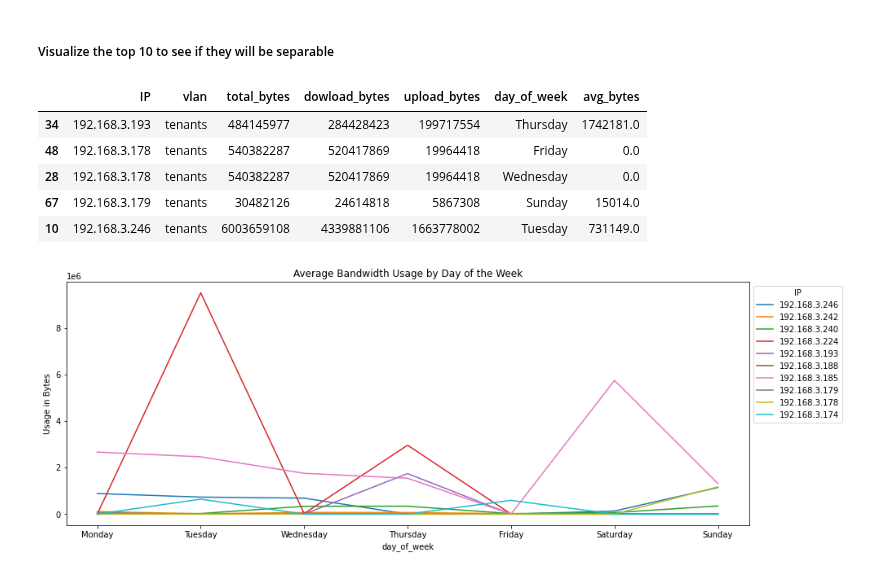
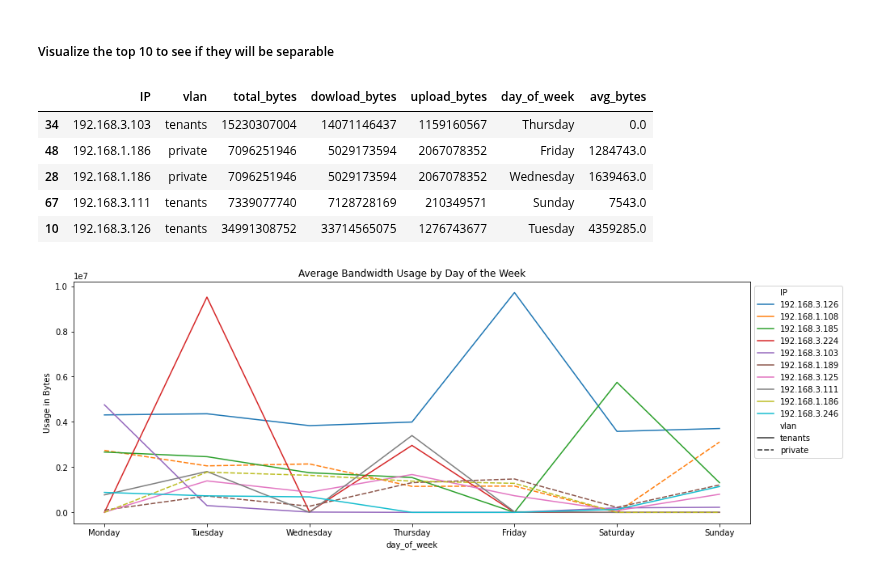
Before and after one commit to JohnnyFoulds/dsm010-2021-oct, a Jupyter notebook: coursework_02/cw02.ipynb, the cells around one changed output. Cells and saved outputs as stored; diff of their text form; code cells hidden in the pictures.

Commit message:
Change plot to top 10

```diff
--- a/coursework_02/cw02.ipynb
+++ b/coursework_02/cw02.ipynb
@@ -896,7 +896,10 @@ df_users.head()
 ##### Visualize the top 10 to see if they will be separable
 # %%
 # create a dataframe suitable for creating the plot
-df_day_plot = df_users.rename(columns=lambda x: x.replace('_avg_bytes', '')).head(10)
+df_day_plot = df_users \
+    .rename(columns=lambda x: x.replace('_avg_bytes', '')) \
+    .sort_values('total_bytes', ascending=False) \
+    .head(10)
 
 df_day_plot = df_day_plot.melt(
     id_vars=list(df_users.columns)[:-7],
@@ -906,27 +909,28 @@ df_day_plot = df_day_plot.melt(
 df_day_plot.sample(n=5, random_state=5)
 # %% [output]
 |  | IP | vlan | total_bytes | dowload_bytes | upload_bytes | day_of_week | avg_bytes |
-| 34 | 192.168.3.193 | tenants | 484145977 | 284428423 | 199717554 | Thursday | 1742181.0 |
-| 48 | 192.168.3.178 | tenants | 540382287 | 520417869 | 19964418 | Friday | 0.0 |
-| 28 | 192.168.3.178 | tenants | 540382287 | 520417869 | 19964418 | Wednesday | 0.0 |
-| 67 | 192.168.3.179 | tenants | 30482126 | 24614818 | 5867308 | Sunday | 15014.0 |
-| 10 | 192.168.3.246 | tenants | 6003659108 | 4339881106 | 1663778002 | Tuesday | 731149.0 |
+| 34 | 192.168.3.103 | tenants | 15230307004 | 14071146437 | 1159160567 | Thursday | 0.0 |
+| 48 | 192.168.1.186 | private | 7096251946 | 5029173594 | 2067078352 | Friday | 1284743.0 |
+| 28 | 192.168.1.186 | private | 7096251946 | 5029173594 | 2067078352 | Wednesday | 1639463.0 |
+| 67 | 192.168.3.111 | tenants | 7339077740 | 7128728169 | 210349571 | Sunday | 7543.0 |
+| 10 | 192.168.3.126 | tenants | 34991308752 | 33714565075 | 1276743677 | Tuesday | 4359285.0 |
 # %%
 
 fig_dims = (15, 5.5)
 fig, ax = plt.subplots(figsize=fig_dims)
 
 sns.lineplot(
     data=df_day_plot,
     x='day_of_week',
     y='avg_bytes',
     hue='IP',
+    style='vlan',
     ax=ax
 ).set(
     title='Average Bandwidth Usage by Day of the Week',
     ylabel='Usage in Bytes')
 
 sns.move_legend(ax, "upper left", bbox_to_anchor=(1, 1))
 plt.show()
 # %% [output]
-[figure, old version]
+[figure, new version]
```
